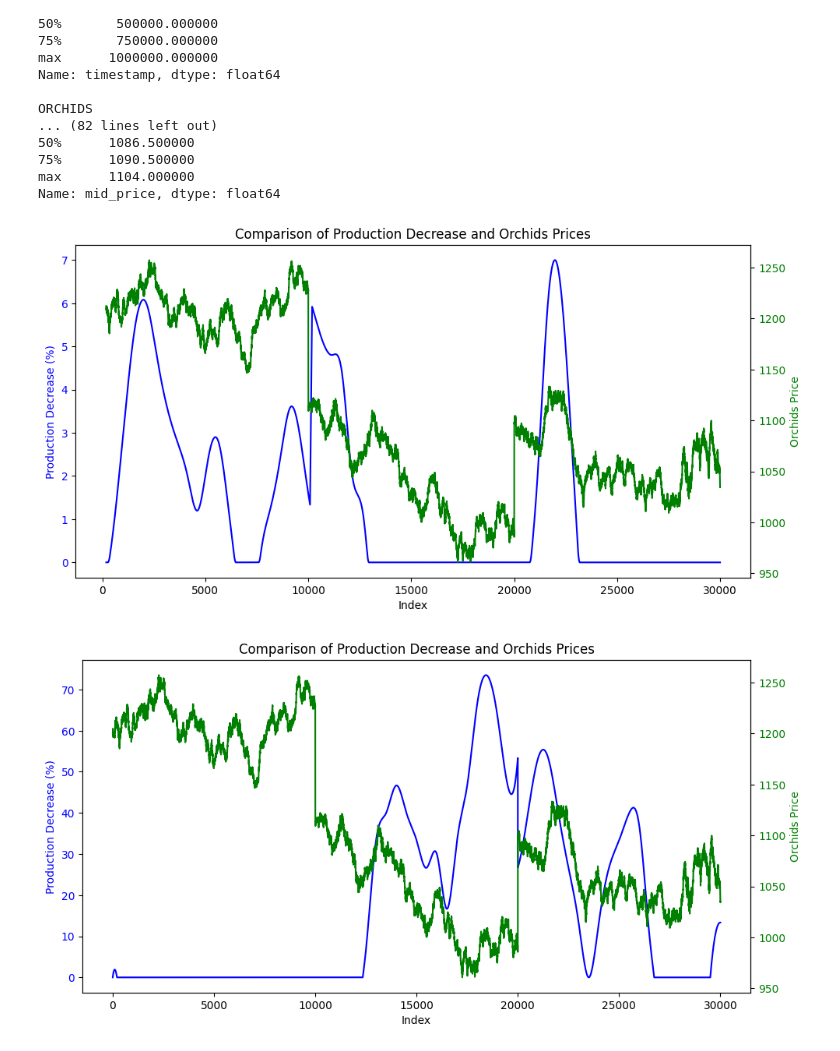
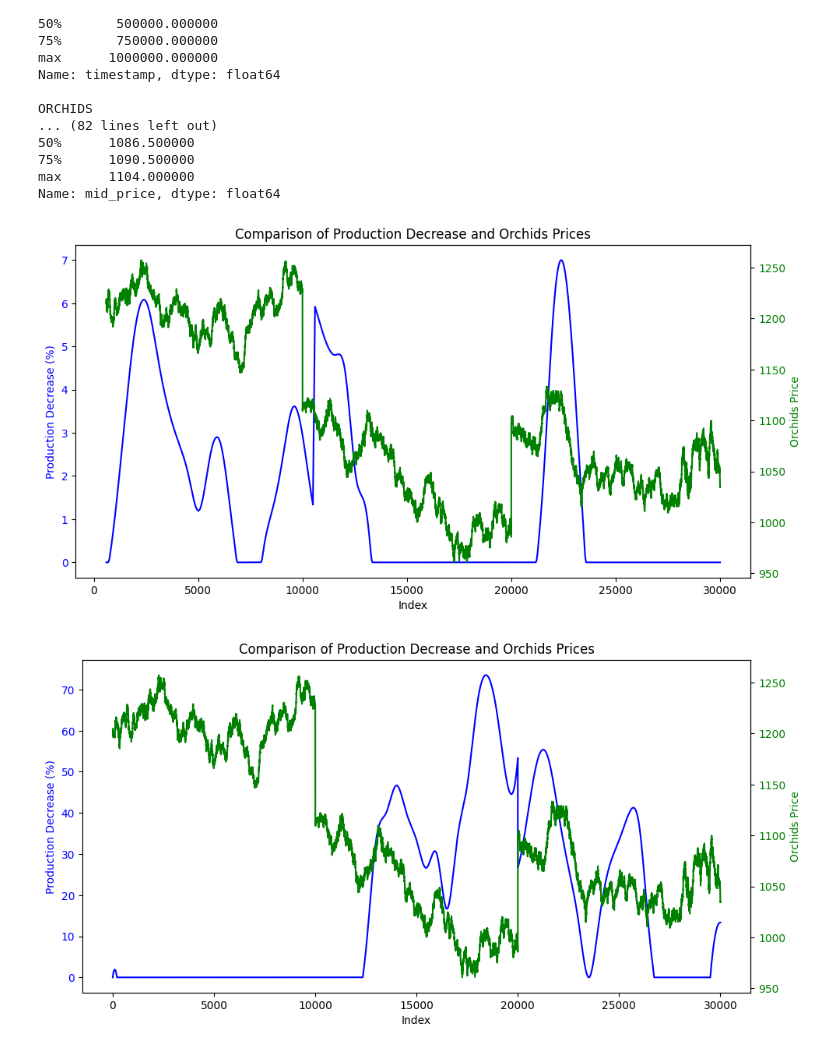
Before and after one commit to andrewliu08/prosperity-goats, a Jupyter notebook: research/round2/algo_trading/matt_research.ipynb, the cells around one changed output. Cells and saved outputs as stored; diff of their text form; code cells hidden in the pictures.

```diff
--- a/research/round2/algo_trading/matt_research.ipynb
+++ b/research/round2/algo_trading/matt_research.ipynb
@@ -55,38 +55,38 @@ max      1104.000000
 Name: mid_price, dtype: float64
 # %%
 # HUMIDITY VS PRODUCTION DECREASE VS PRICE
-shift = 85
+shift = 500
 window = 100
 
 # Sample data setup (ensure you have the 'df' DataFrame loaded with 'ORCHIDS', 'SUNLIGHT', and 'HUMIDITY' columns)
 data = pd.DataFrame()
 data['price'] = df['ORCHIDS']
 
 # Calculate production decrease due to humidity not being in the ideal range, adjust by -4% for every 10 minutes of insufficient sunlight
 data['prod_dec'] = np.where((df["HUMIDITY"] < 60) | (df["HUMIDITY"] > 80), abs(df["HUMIDITY"] - 70) / 5.0 * 2.0 - 4, 0)
 data['prod_dec'] = data['prod_dec'].shift(shift).rolling(window=window).mean()  # Shift if necessary based on your specific needs
 data.dropna(inplace=True)  # Dropping rows where any data may be missing after the shift
 
 fig, ax1 = plt.subplots(figsize=(10, 5))  # Create a figure and one subplot
 
 # Plot production decrease on the primary y-axis
 ax1.plot(data.index, data['prod_dec'], label='Production Decrease', color='b')  # Plot Production Decrease on primary y-axis
 ax1.set_xlabel('Index')  # Set the x-axis label
 ax1.set_ylabel('Production Decrease (%)', color='b')  # Set the y-axis label for production decrease
 ax1.tick_params(axis='y', labelcolor='b')  # Set the y-axis tick color for production decrease
 
 # Create a secondary y-axis for ORCHIDS prices
 ax2 = ax1.twinx()  # Create a secondary y-axis
 ax2.plot(data.index, data['price'], label='Orchids Price', color='g')  # Plot Orchids Price on secondary y-axis
 ax2.set_ylabel('Orchids Price', color='g')  # Set the y-axis label for ORCHIDS
 ax2.tick_params(axis='y', labelcolor='g')  # Set the y-axis tick color for ORCHIDS
 
 # Adjust layout and title
 fig.tight_layout()  # Adjust the layout
 plt.title('Comparison of Production Decrease and Orchids Prices')  # Set a more appropriate title
 plt.show()
 # %% [output]
-[figure, old version]
+[figure, new version]
 # %%
 # SUNLIGHT VS PRODUCTION DECREASE VS PRICE
 shift = 0
```
Also changed, not shown: parts of 9 cells of this notebook.
